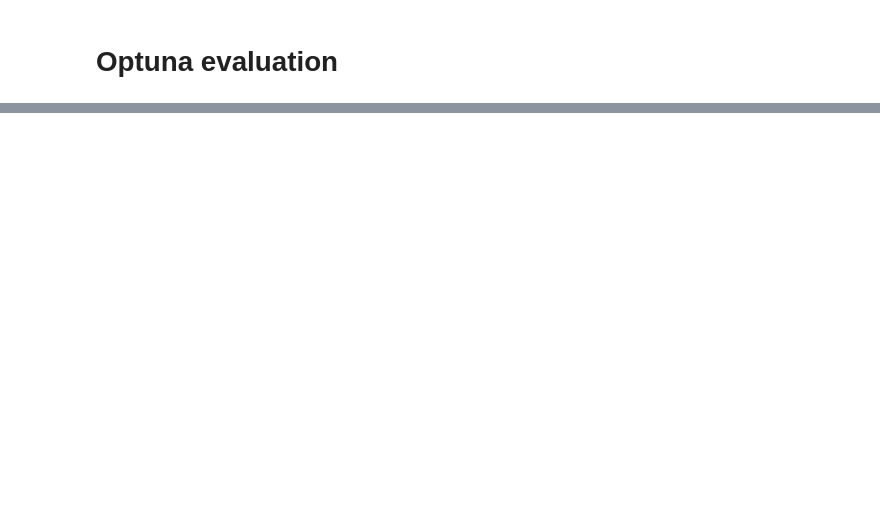
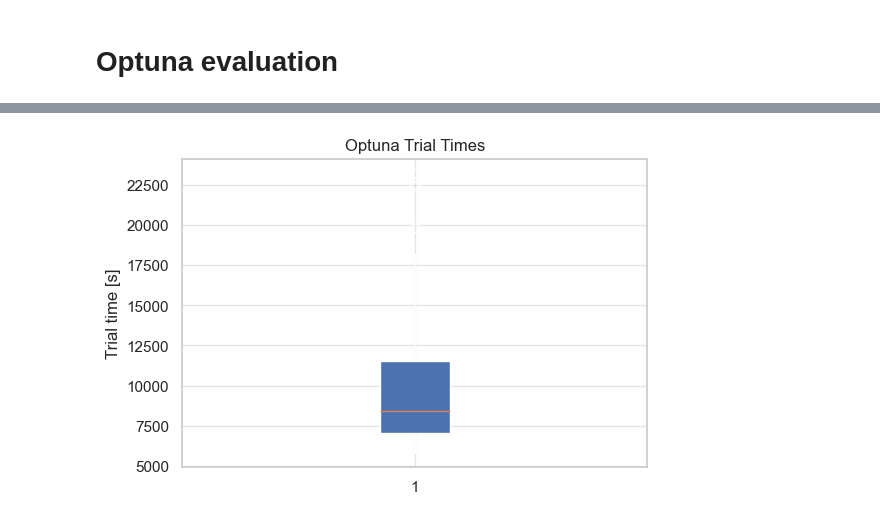
Before and after one commit to y-jenniges/time_imputation, a Jupyter notebook: tuning_evaluation.ipynb, the cells around one changed output, grey strips where cells are left out. Saved outputs shown, nothing was run; the diff lists cells and outputs as text; code cells hidden in the pictures; blank space fills up the shorter version.

```diff
--- a/tuning_evaluation.ipynb
+++ b/tuning_evaluation.ipynb
@@ -101,10 +135,12 @@ plt.show()
 # %%
 trial_times = [trial.duration.total_seconds() for trial in study.trials if trial.duration is not None]
 plt.figure(figsize=(6, 4))
 plt.boxplot(trial_times, vert=True, patch_artist=True)
-plt.ylabel("Trial Time (seconds)")
+plt.ylabel("Trial time [s]")
 plt.title("Optuna Trial Times")
 plt.show()
+# %% [output]
+[figure, added]
 # %%
 # Feature importances
 optuna.importance.get_param_importances(study)
```
Also changed, not shown: parts of 30 cells of this notebook, 1 other file.
